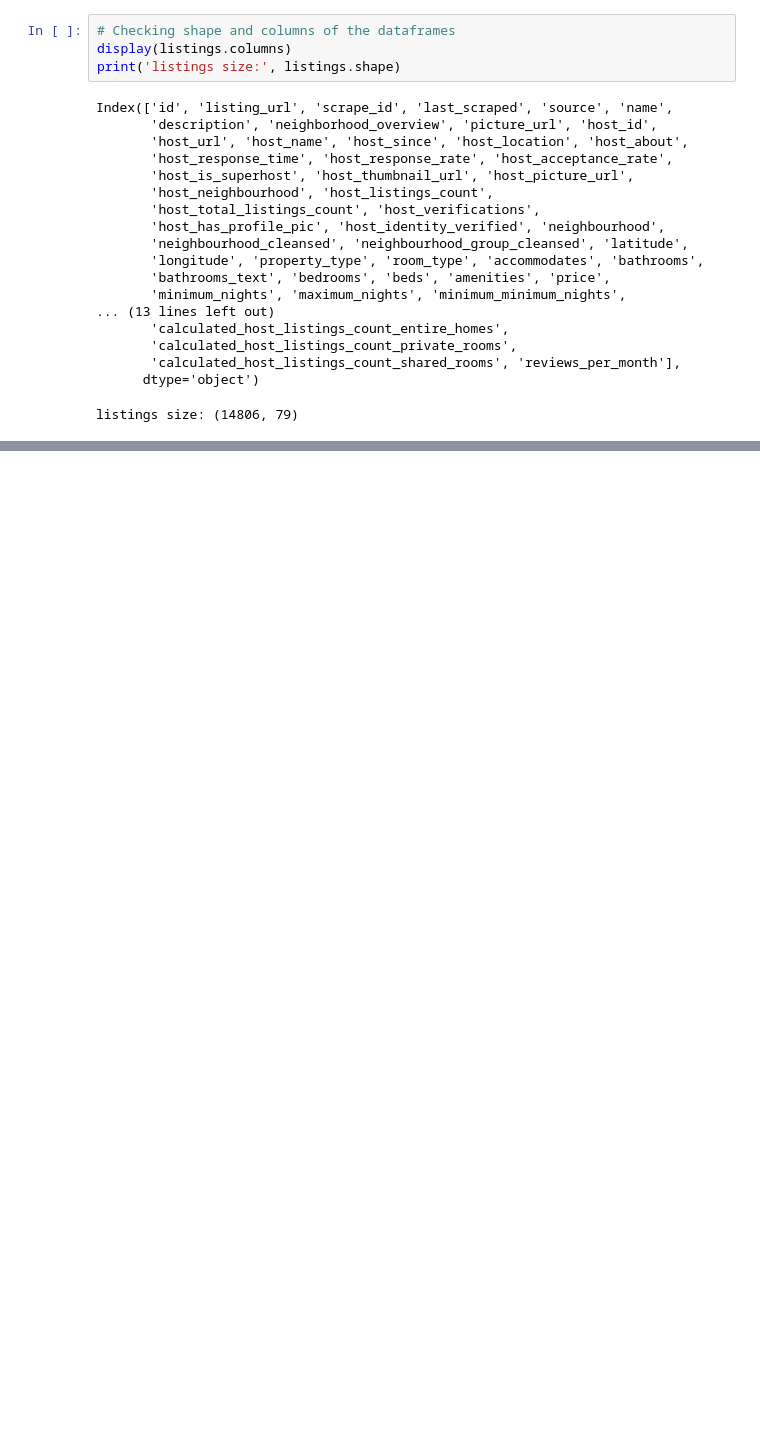
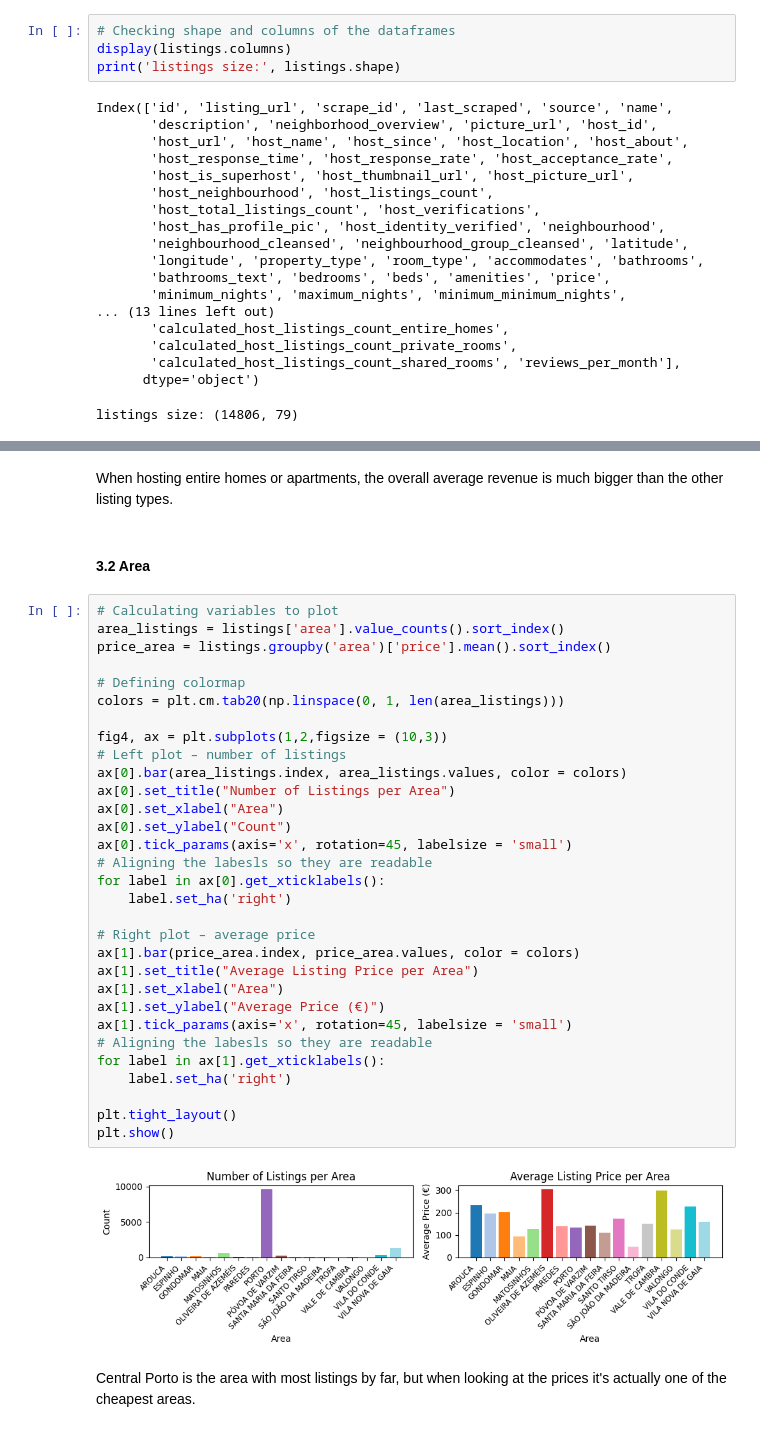
Before and after one commit to wilson-inacio/Airbnb-in-Porto, a Jupyter notebook: Airbnb in Porto.ipynb, the cells around one changed output, grey strips where cells are left out. Drawn from its saved outputs; the diff is of its cells as text; blank space fills up the shorter version.

```diff
--- a/Airbnb in Porto.ipynb
+++ b/Airbnb in Porto.ipynb
@@ -58,0 +334,39 @@ Due to the ammount of information, especially in `listings`, I'm going to drop s
+# %% [markdown]
+When hosting entire homes or apartments, the overall average revenue is much bigger than the other listing types.
+# %% [markdown]
+#### 3.2 Area
+# %%
+# Calculating variables to plot
+area_listings = listings['area'].value_counts().sort_index()
+price_area = listings.groupby('area')['price'].mean().sort_index()
+
+# Defining colormap
+colors = plt.cm.tab20(np.linspace(0, 1, len(area_listings)))
+
+fig4, ax = plt.subplots(1,2,figsize = (10,3))
+# Left plot – number of listings
+ax[0].bar(area_listings.index, area_listings.values, color = colors)
+ax[0].set_title("Number of Listings per Area")
+ax[0].set_xlabel("Area")
+ax[0].set_ylabel("Count")
+ax[0].tick_params(axis='x', rotation=45, labelsize = 'small')
+# Aligning the labesls so they are readable
+for label in ax[0].get_xticklabels():
+    label.set_ha('right')
+
+# Right plot – average price
+ax[1].bar(price_area.index, price_area.values, color = colors)
+ax[1].set_title("Average Listing Price per Area")
+ax[1].set_xlabel("Area")
+ax[1].set_ylabel("Average Price (€)")
+ax[1].tick_params(axis='x', rotation=45, labelsize = 'small')
+# Aligning the labesls so they are readable
+for label in ax[1].get_xticklabels():
+    label.set_ha('right')
+
+plt.tight_layout()
+plt.show()
+# %% [output]
+[figure, added]
+# %% [markdown]
+Central Porto is the area with most listings by far, but when looking at the prices it's actually one of the cheapest areas.
```
Also changed, not shown: parts of 25 cells of this notebook.
